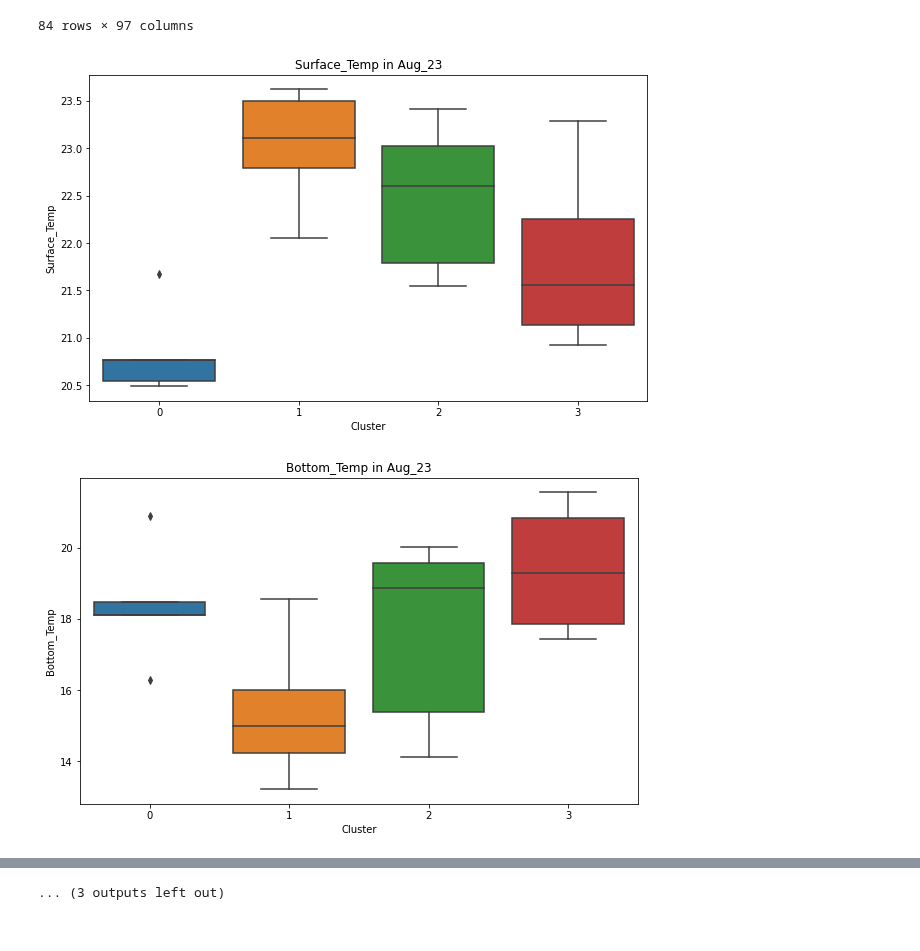
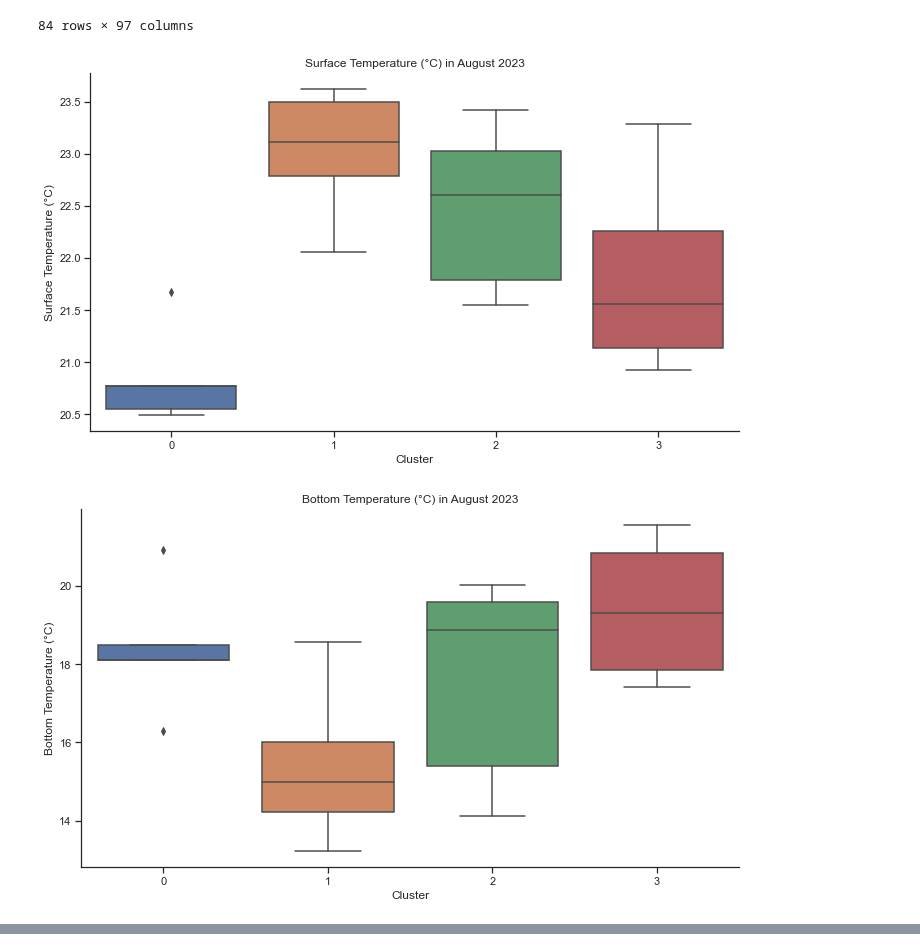
Before and after one commit to henrysun9074/fishics, a Jupyter notebook: models/Q2B/cluster_plots.ipynb, the cells around one changed output, grey strips where cells are left out. Drawn from its saved outputs; the diff is of its cells as text; code cells hidden in the pictures.

Commit message:
Making figures

```diff
--- a/models/Q2B/cluster_plots.ipynb
+++ b/models/Q2B/cluster_plots.ipynb
@@ -19,20 +19,36 @@ df
 # %%
 import seaborn as sns
 import matplotlib.pyplot as plt
 
-#Plotting clusters
+# Plotting clusters
 variables = ['Surface_Temp', 'Bottom_Temp', 'Surface_Salinity', 'Bottom_Salinity', 'temp_strat']
-seasons = ['Aug_23', 'Jun_23', 'Feb_24']
+season_names = {
+    'Aug_23': 'August 2023',
+    # 'Jun_23': 'June 2023',
+    'Feb_24': 'February 2024'
+}
+variable_names = {
+    'Surface_Temp': 'Surface Temperature (°C)',
+    'Bottom_Temp': 'Bottom Temperature (°C)',
+    'Surface_Salinity': 'Surface Salinity (ppt)',
+    'Bottom_Salinity': 'Bottom Salinity (ppt)',
+    'temp_strat': 'Temperature Stratification'
+}
 
-for season in seasons:
-    season_df = df[df['sampling_bout'] == season]
-    for variable in variables:
+sns.set(style="ticks")  # Minimal style with ticks but no grid
+
+for season_code, season_name in season_names.items():
+    season_df = df[df['sampling_bout'] == season_code]
+    for variable, variable_name in variable_names.items():
         plt.figure(figsize=(10, 6))
         sns.boxplot(x='cluster', y=variable, data=season_df)
-        plt.title(f'{variable} in {season}')
+        plt.title(f'{variable_name} in {season_name}')
         plt.xlabel('Cluster')
-        plt.ylabel(variable)
+        plt.ylabel(variable_name)
+        plt.xticks(fontstyle='normal')  # Ensure cluster labels are not italicized
+        sns.despine()  # Remove the top and right spines
+        plt.tight_layout()
         plt.show()
 # %% [output]
-[figure, old version]
+[figure, new version]
-[figure, old version]
+[figure, new version]
@@ -49 +62,0 @@ for season in seasons:
-... (3 outputs left out)
```
Also changed, not shown: parts of 1 cell of this notebook, 5 other files.
